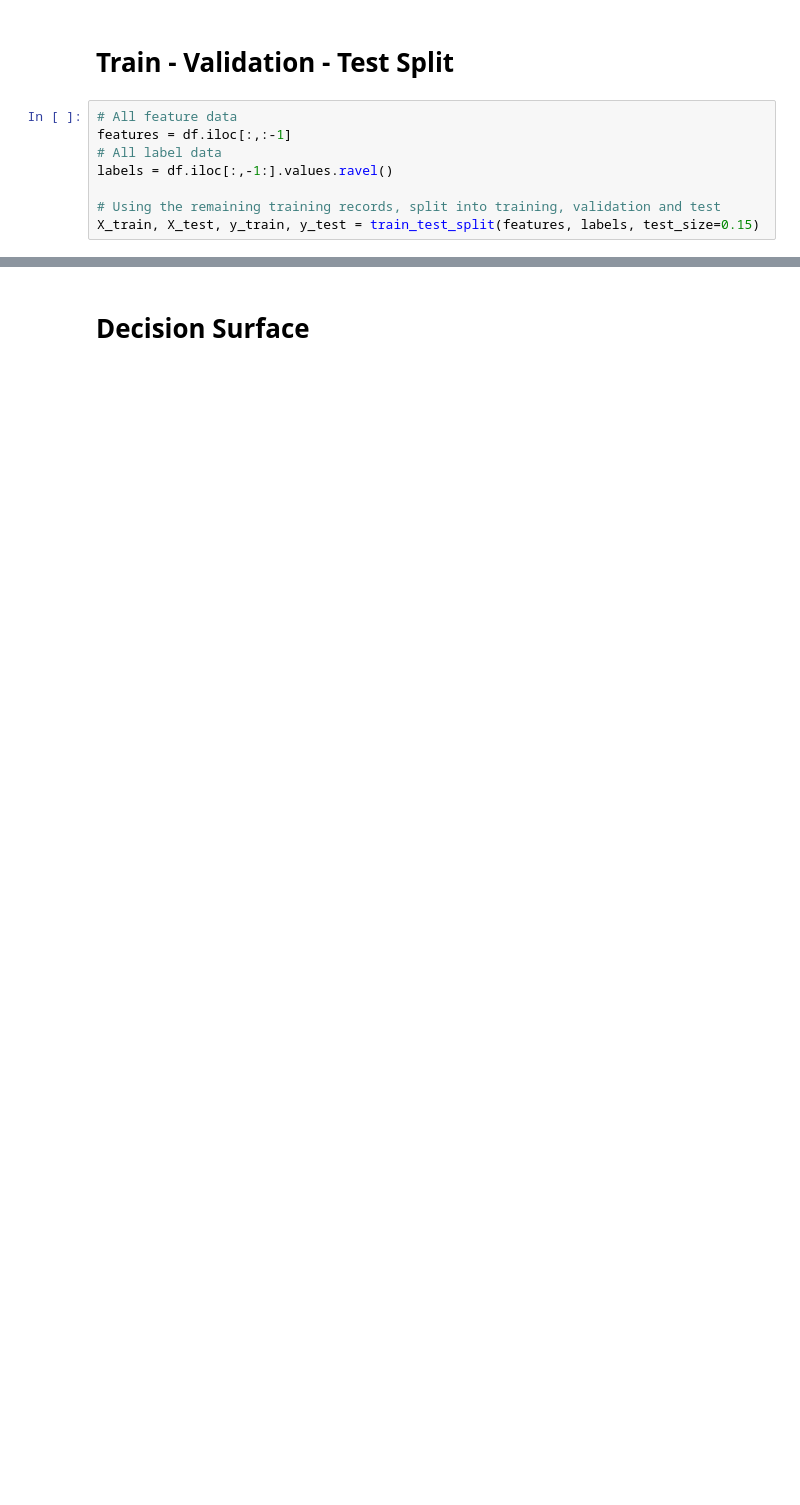
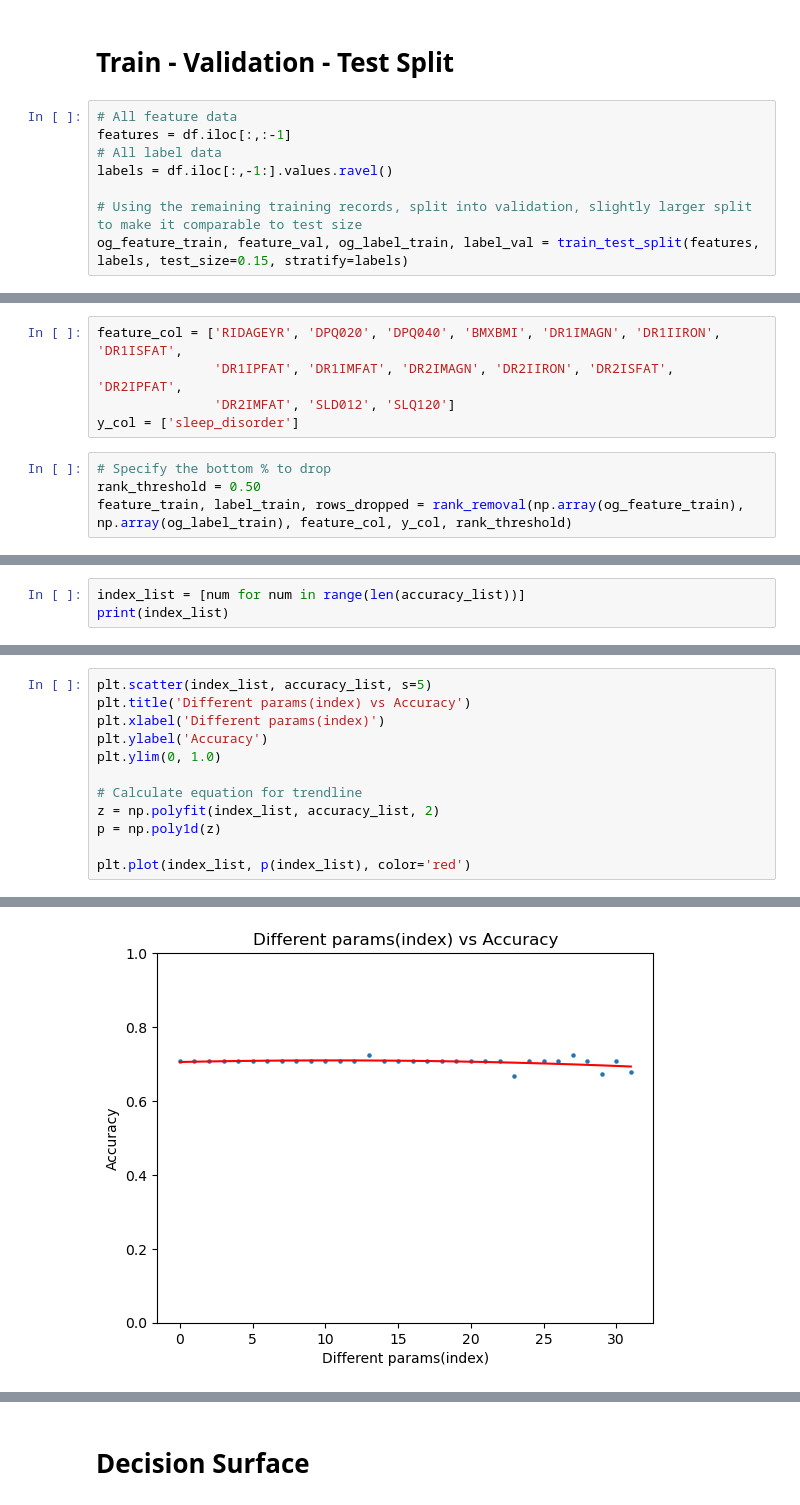
Before and after one commit to petertran14/CS524-Final-Project, a Jupyter notebook: SVM Model/SVM_1.ipynb, the cells around one changed output, grey strips where cells are left out. Cells and saved outputs as stored; diff of their text form; blank space fills up the shorter version.

```diff
--- a/SVM Model/SVM_1.ipynb
+++ b/SVM Model/SVM_1.ipynb
@@ -26,5 +32,5 @@ features = df.iloc[:,:-1]
 # All label data
 labels = df.iloc[:,-1:].values.ravel()
 
-# Using the remaining training records, split into training, validation and test
-X_train, X_test, y_train, y_test = train_test_split(features, labels, test_size=0.15)
+# Using the remaining training records, split into validation, slightly larger split to make it comparable to test size
+og_feature_train, feature_val, og_label_train, label_val = train_test_split(features, labels, test_size=0.15, stratify=labels)
@@ -30,0 +70,9 @@ X_train, X_test, y_train, y_test = train_test_split(features, labels, test_size=
+# %%
+feature_col = ['RIDAGEYR', 'DPQ020', 'DPQ040', 'BMXBMI', 'DR1IMAGN', 'DR1IIRON', 'DR1ISFAT',
+               'DR1IPFAT', 'DR1IMFAT', 'DR2IMAGN', 'DR2IIRON', 'DR2ISFAT', 'DR2IPFAT',
+               'DR2IMFAT', 'SLD012', 'SLQ120']
+y_col = ['sleep_disorder']
+# %%
+# Specify the bottom % to drop
+rank_threshold = 0.50
+feature_train, label_train, rows_dropped = rank_removal(np.array(og_feature_train), np.array(og_label_train), feature_col, y_col, rank_threshold)
@@ -90,0 +160,3 @@ plt.show()
+# %%
+index_list = [num for num in range(len(accuracy_list))]
+print(index_list)
@@ -90,0 +165,13 @@ plt.show()
+# %%
+plt.scatter(index_list, accuracy_list, s=5)
+plt.title('Different params(index) vs Accuracy')
+plt.xlabel('Different params(index)')
+plt.ylabel('Accuracy')
+plt.ylim(0, 1.0)
+
+# Calculate equation for trendline
+z = np.polyfit(index_list, accuracy_list, 2)
+p = np.poly1d(z)
+
+plt.plot(index_list, p(index_list), color='red')
+# %% [output]
@@ -90,0 +179 @@ plt.show()
+[figure, added]
```
Also changed, not shown: parts of 18 cells of this notebook.
